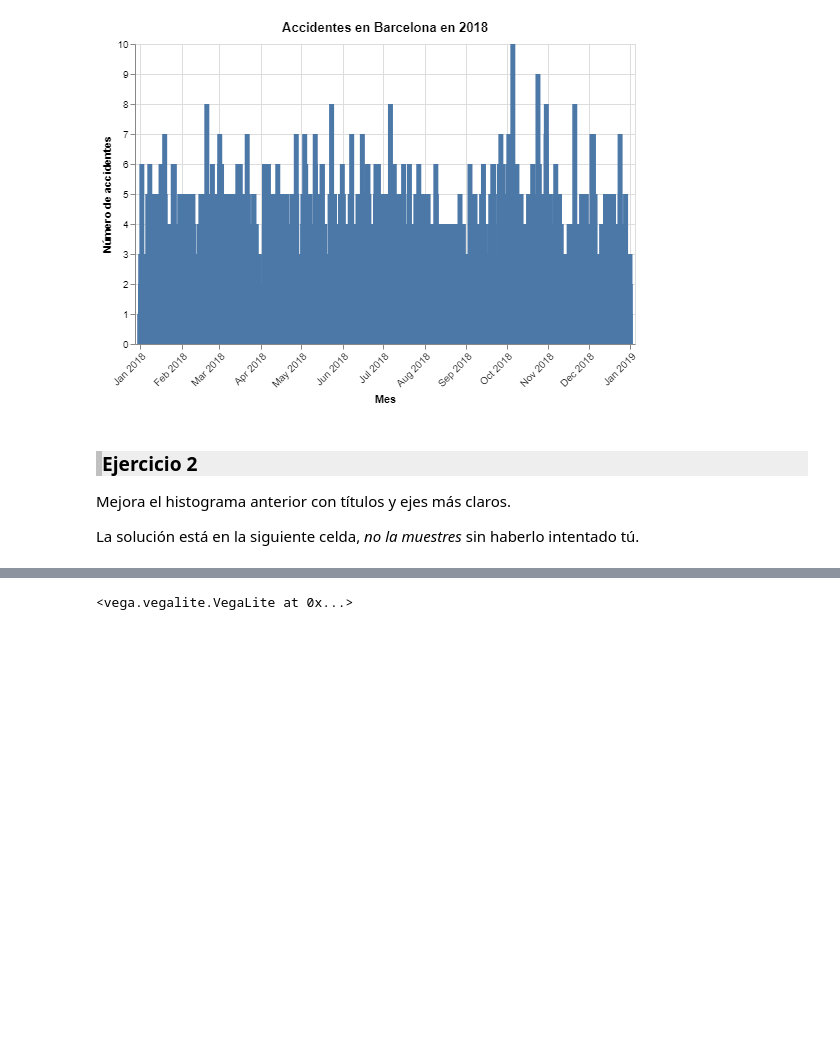
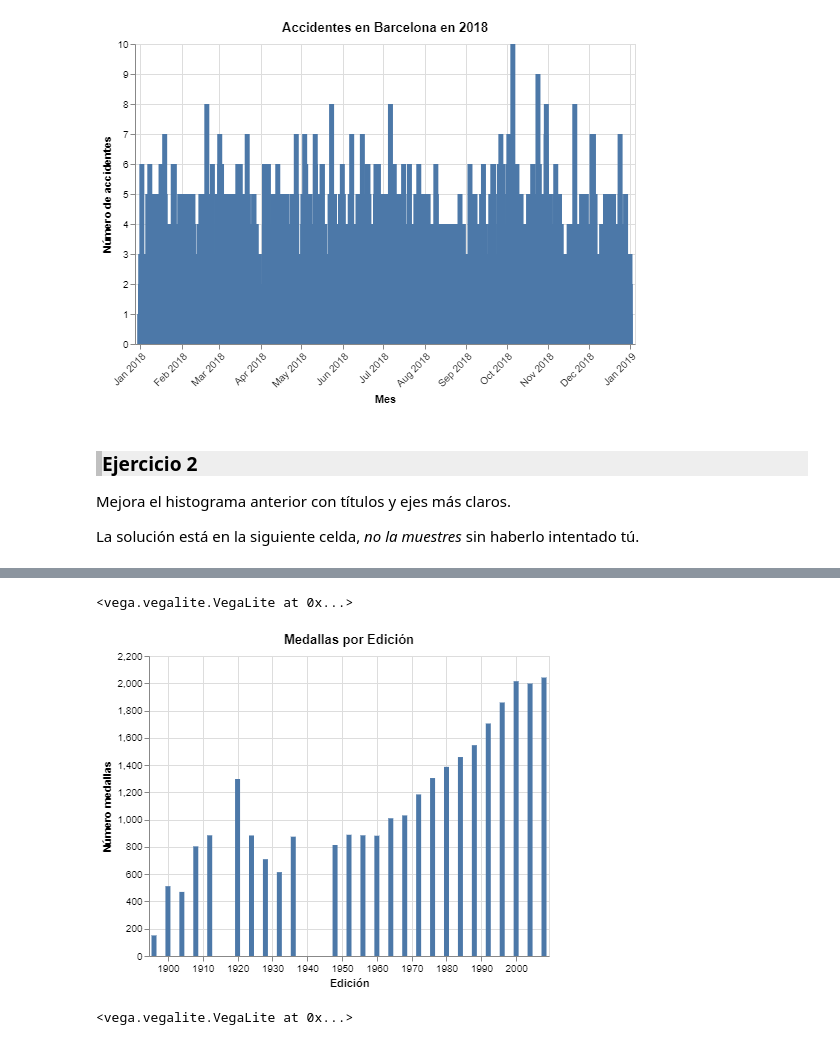
Before and after one commit to rogroc/Postgrau-Data-Science-UB, a Jupyter notebook: 10_DataVisualization/Exploración de datosSolucion.ipynb, the cells around one changed output, grey strips where cells are left out. Drawn from its saved outputs; the diff is of its cells as text; code cells hidden in the pictures; blank space fills up the shorter version.

```diff
--- a/10_DataVisualization/Exploración de datosSolucion.ipynb
+++ b/10_DataVisualization/Exploración de datosSolucion.ipynb
@@ -441,5 +476,5 @@ alt.Chart('https://raw.githubusercontent.com/MireiaUB/PostGraduateInfoVis/master
     y=alt.Y('count()',title="Número medallas")
 )
 
-hide_toggle()
+# hide_toggle()
 # %% [output]
@@ -447,3 +481,5 @@ hide_toggle()
+<vega.vegalite.VegaLite at 0x...>
+[figure, added]
 # %%
 # En los datos temporales podemos establecer la precisión con timeUnit
 # que puede tomar valores como ‘year’, ‘quarter’, ‘month’, ‘day’, ‘date’,
```
Also changed, not shown: parts of 14 cells of this notebook, 5 other files.
